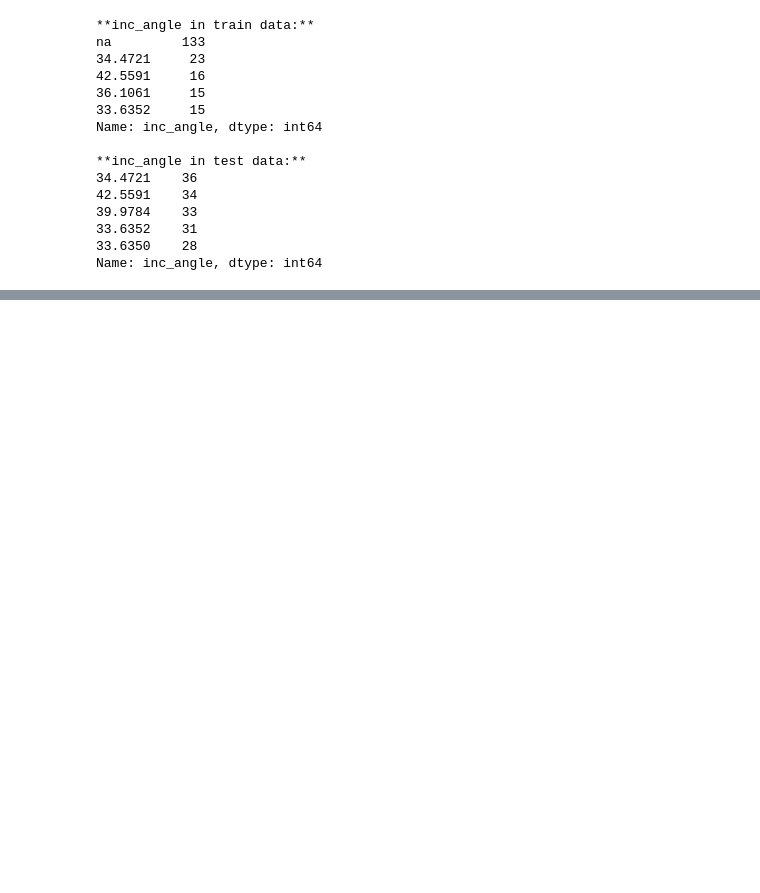
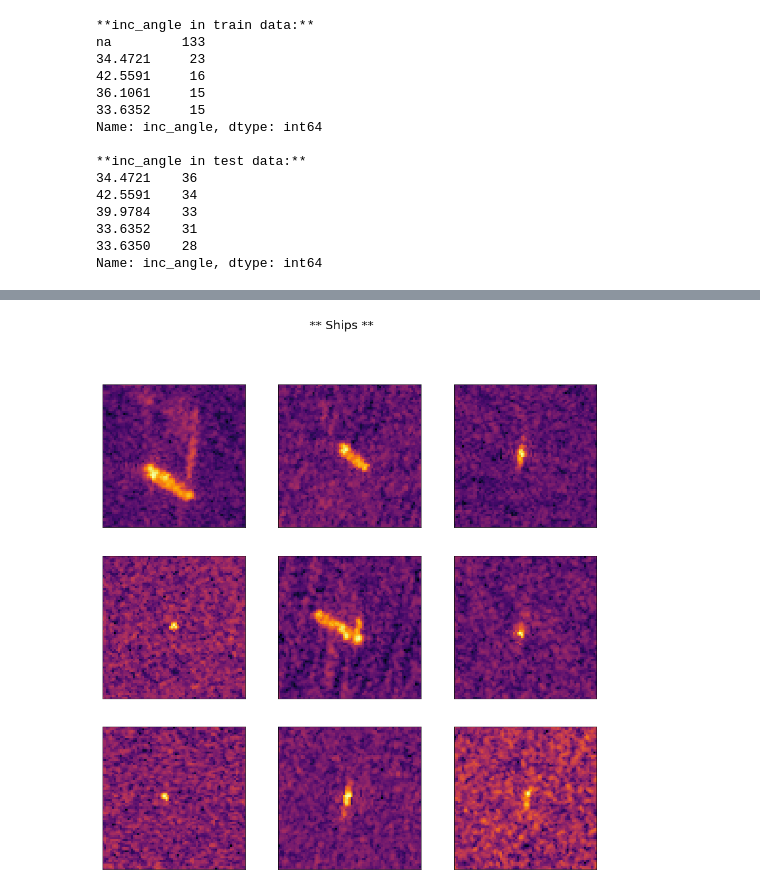
Before and after one commit to MeisamAmjad/JupyterNotebook, a Jupyter notebook: Iceberg.ipynb, the cells around one changed output, grey strips where cells are left out. Saved outputs shown, nothing was run; the diff lists cells and outputs as text; code cells hidden in the pictures; blank space fills up the shorter version.

```diff
--- a/Iceberg.ipynb
+++ b/Iceberg.ipynb
@@ -94,0 +110,5 @@ train.inc_angle.count()
+# %%
+ships = train[train.is_iceberg == 0].sample(n = 9, random_state = 456).iloc[:,0] # only band_1
+plot_images(ships, '** Ships **')
+# %% [output]
+[figure, added]
```
Also changed, not shown: parts of 4 cells of this notebook.
